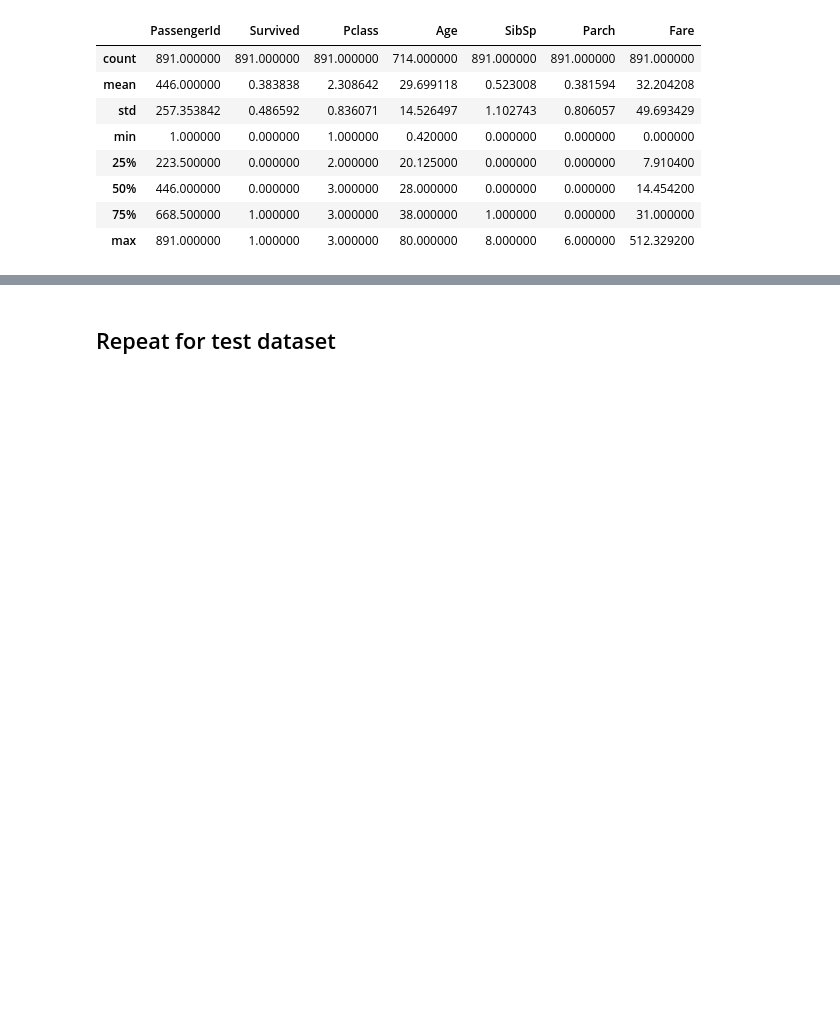
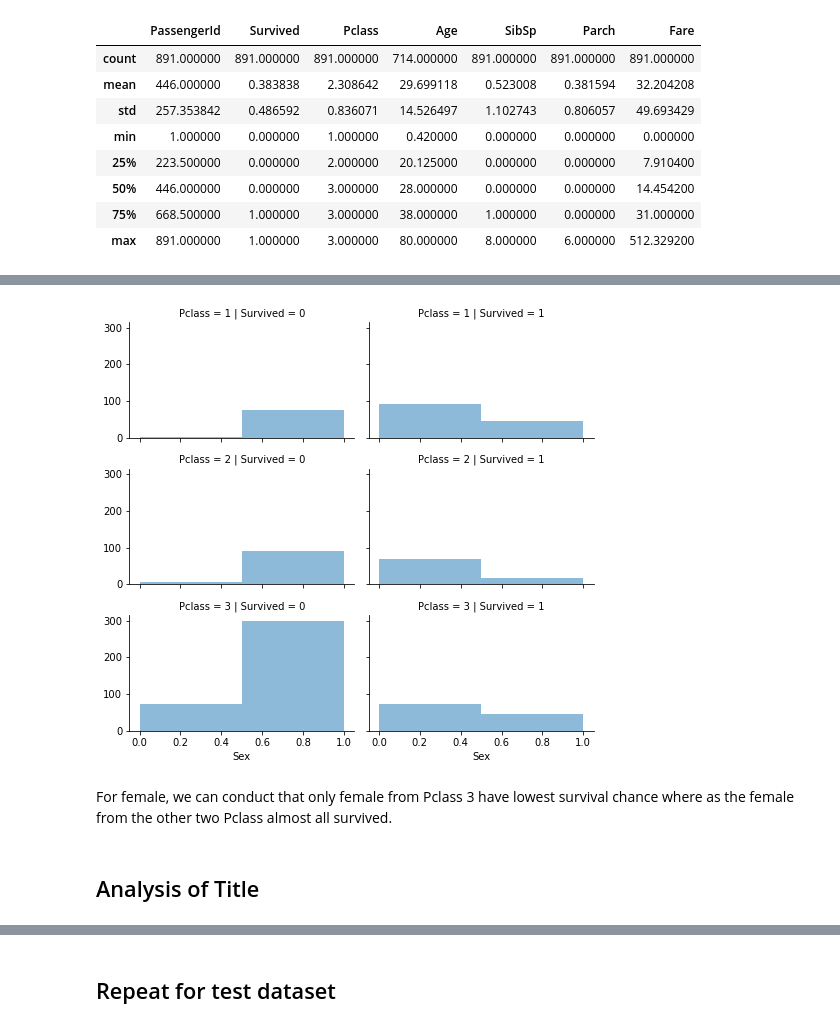
Before and after one commit to Casssiee/Titanic---Machine-Learning-Challenge, a Jupyter notebook: Titanic.ipynb, the cells around one changed output, grey strips where cells are left out. Cells and saved outputs as stored; diff of their text form; code cells hidden in the pictures; blank space fills up the shorter version.

```diff
--- a/Titanic.ipynb
+++ b/Titanic.ipynb
@@ -89,10 +131,12 @@ train.describe()
+# %%
+#Remove insignificant variables
+train_filling = train_filling.drop(['PassengerId','Ticket', 'Cabin'], axis=1)
+# %%
+#deal with missing value by filling NA
+train_filling['Embarked'].fillna(train_filling['Embarked'].mode,inplace = True)
 # %%
-#deal with missing value by filling NA
-train_filling['Cabin'].fillna('no response',inplace = True)
-train_filling['Embarked'].fillna(0,inplace = True)
-
 #deal with missing value by filling the average column value
-train_filling['Age'].fillna(train_filling['Age'].mean(),inplace=True)
+train_filling['Age'].fillna(0,inplace = True)
 # %%
 train_clean = train_filling.copy()
 # %%
@@ -113,0 +192,10 @@ dtype: int64
+# %%
+grid = sns.FacetGrid(train_clean, col = 'Survived', row = 'Pclass', size = 2.2, aspect = 1.6)
+grid.map(plt.hist, 'Sex', alpha = .5, bins = 2)
+grid.add_legend();
+# %% [output]
+[figure, added]
+# %% [markdown]
+For female, we can conduct that only female from Pclass 3 have lowest survival chance where as the female from the other two Pclass almost all survived.
+# %% [markdown]
+## Analysis of Title
```
Also changed, not shown: parts of 101 cells of this notebook.
